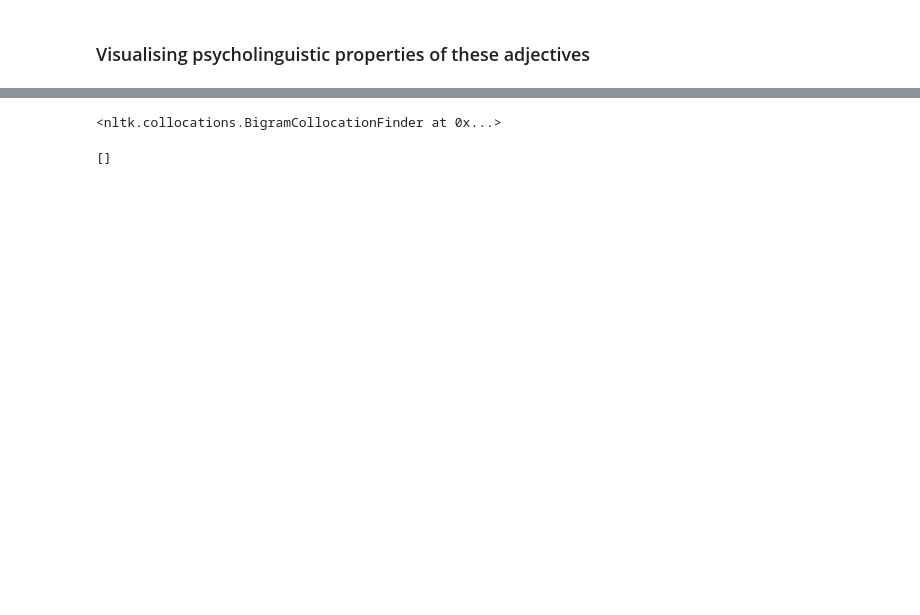
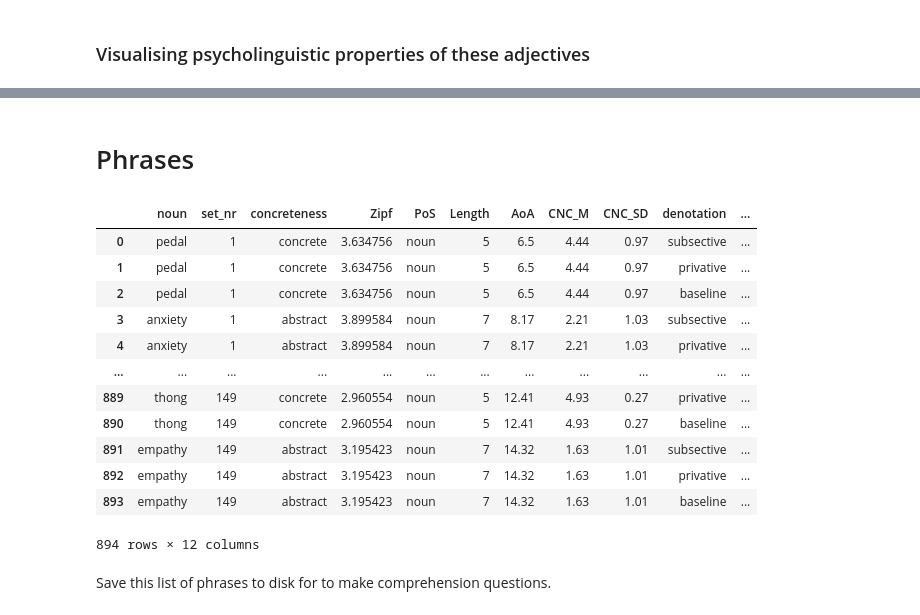
Before and after one commit to rmc-law/FakeDiamond, a Jupyter notebook: stimuli/3_make_and_subselect_phrases.ipynb, the cells around one changed output, grey strips where cells are left out. Drawn from its saved outputs; the diff is of its cells as text; code cells hidden in the pictures; blank space fills up the shorter version.

```diff
--- a/stimuli/3_make_and_subselect_phrases.ipynb
+++ b/stimuli/3_make_and_subselect_phrases.ipynb
@@ -124,8 +152,0 @@ Print out the adjectives together with some example nouns to see if they work we
-# %%
-# read in our cleaned list of nouns
-nouns = pd.read_csv(os.path.join(dir, 'nouns_cleaned_2023-03-01.csv'))
-
-# put some phrases together just to get a sense
-adjectives['concrete_example'] = adjectives['word'] + ' ' + nouns.query('condition == "concrete"')['word'].head(len(adjectives)).tolist()
-adjectives['abstract_example'] = adjectives['word'] + ' ' + nouns.query('condition == "abstract"')['word'].head(len(adjectives)).tolist()
-adjectives
@@ -272,9 +152,0 @@ privative
-# %%
-phrases_best_indices = []
-for i in range(1, len(nouns)+1):
-    # find phrase with highest frequency in each denotation
-    for j in ['subsective','privative']:
-        phrase_set = phrases.query(f'(set=={i}) and (denotation=="{j}")')
-        phrase_best = phrase_set[phrase_set.frequency_dep == phrase_set.frequency_dep.max()]
-        phrases_best_indices.append(phrase_best.index[0])
-phrases.iloc[phrases_best_indices]
@@ -459,11 +153,42 @@ print (finder.nbest(bigram_measures.likelihood_ratio, 10))
-# %%
-finder
-# %% [output]
-<nltk.collocations.BigramCollocationFinder at 0x...>
-# %%
-finder = finder_backup
-creature_filter = lambda *w: 'diamond' not in w
-finder_backup.apply_ngram_filter(creature_filter)
-print (finder.nbest(bigram_measures.likelihood_ratio, 10))
-# %% [output]
-[]
+# %% [markdown]
+# Phrases
+# %%
+# read in our cleaned list of nouns
+nouns = pd.read_csv(os.path.join(dir, 'nouns_cleaned_2023-04-13.csv'))
+
+# shuffle adjectives, then repeat them into a list of 298 adjectives
+def create_adjective_list(adjectives, nouns):
+    adjectives_repeated = (adjectives * 19)[:len(nouns)]
+    adjectives_repeated_shuffled = random.Random(42).sample(adjectives_repeated, len(adjectives_repeated)) # create random.Random instance for reproducibility
+    return adjectives_repeated_shuffled
+
+array_adjectives = np.empty((3, len(nouns)), dtype='object') # initialise array
+for i, adjectives in enumerate([adjectives_subsective,adjectives_privative,consonant_strings]):
+    array_adjectives[i] = create_adjective_list(adjectives, nouns)
+
+# transpose and flatten to put into big df later
+adjectives_all = np.transpose(array_adjectives).flatten()
+
+stimuli = pd.DataFrame(np.repeat(nouns.values, 3, axis=0)) # repeat critical nouns 3 times for 3 denotation conditions
+stimuli.columns = nouns.columns # assign column names
+stimuli['denotation'] = ['subsective','privative','baseline'] * len(nouns) # add denotation condition
+
+stimuli['adjective'] = adjectives_all
+stimuli['phrase'] = stimuli.adjective + ' ' + stimuli.noun
+stimuli
+# %% [output]
+|  | noun | set_nr | concreteness | Zipf | PoS | Length | AoA | CNC_M | CNC_SD | denotation | ... |
+| 0 | pedal | 1 | concrete | 3.634756 | noun | 5 | 6.5 | 4.44 | 0.97 | subsective | ... |
+| 1 | pedal | 1 | concrete | 3.634756 | noun | 5 | 6.5 | 4.44 | 0.97 | privative | ... |
+| 2 | pedal | 1 | concrete | 3.634756 | noun | 5 | 6.5 | 4.44 | 0.97 | baseline | ... |
+| 3 | anxiety | 1 | abstract | 3.899584 | noun | 7 | 8.17 | 2.21 | 1.03 | subsective | ... |
+| 4 | anxiety | 1 | abstract | 3.899584 | noun | 7 | 8.17 | 2.21 | 1.03 | privative | ... |
+| ... | ... | ... | ... | ... | ... | ... | ... | ... | ... | ... | ... |
+| 889 | thong | 149 | concrete | 2.960554 | noun | 5 | 12.41 | 4.93 | 0.27 | privative | ... |
+| 890 | thong | 149 | concrete | 2.960554 | noun | 5 | 12.41 | 4.93 | 0.27 | baseline | ... |
+| 891 | empathy | 149 | abstract | 3.195423 | noun | 7 | 14.32 | 1.63 | 1.01 | subsective | ... |
+| 892 | empathy | 149 | abstract | 3.195423 | noun | 7 | 14.32 | 1.63 | 1.01 | privative | ... |
+| 893 | empathy | 149 | abstract | 3.195423 | noun | 7 | 14.32 | 1.63 | 1.01 | baseline | ... |
+894 rows × 12 columns
+# %% [markdown]
+Save this list of phrases to disk for to make comprehension questions.
```
Also changed, not shown: parts of 42 cells of this notebook, 1 other file.
